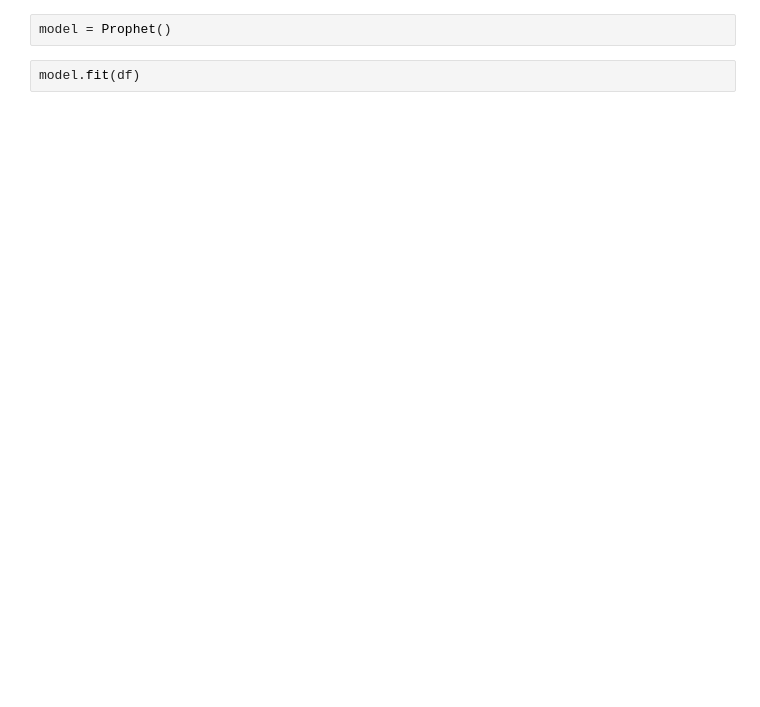
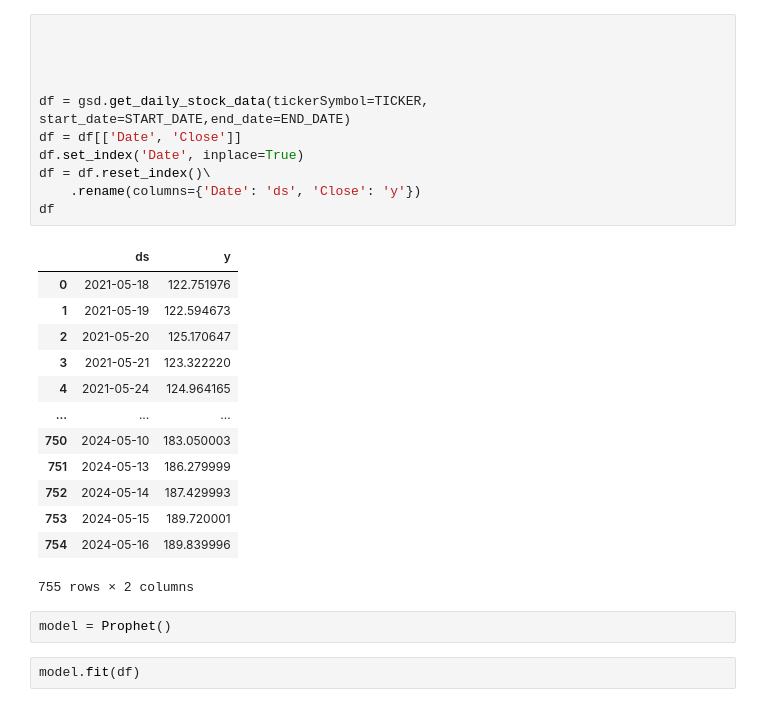
Before and after one commit to espin086/NewsWaveMetrics, a Jupyter notebook: forecast.ipynb, the cells around one changed output. Saved outputs shown, nothing was run; the diff lists cells and outputs as text; blank space fills up the shorter version.

```diff
--- a/forecast.ipynb
+++ b/forecast.ipynb
@@ -53,3 +24,28 @@ df
+# %%
+
+
+
+
+df = gsd.get_daily_stock_data(tickerSymbol=TICKER, start_date=START_DATE,end_date=END_DATE)
+df = df[['Date', 'Close']]
+df.set_index('Date', inplace=True)
+df = df.reset_index()\
+    .rename(columns={'Date': 'ds', 'Close': 'y'})
+df
+# %% [output]
+|  | ds | y |
+| 0 | 2021-05-18 | 122.751976 |
+| 1 | 2021-05-19 | 122.594673 |
+| 2 | 2021-05-20 | 125.170647 |
+| 3 | 2021-05-21 | 123.322220 |
+| 4 | 2021-05-24 | 124.964165 |
+| ... | ... | ... |
+| 750 | 2024-05-10 | 183.050003 |
+| 751 | 2024-05-13 | 186.279999 |
+| 752 | 2024-05-14 | 187.429993 |
+| 753 | 2024-05-15 | 189.720001 |
+| 754 | 2024-05-16 | 189.839996 |
+755 rows × 2 columns
 # %%
 model = Prophet()
 # %%
```
Also changed, not shown: parts of 13 cells of this notebook, 6 other files.
